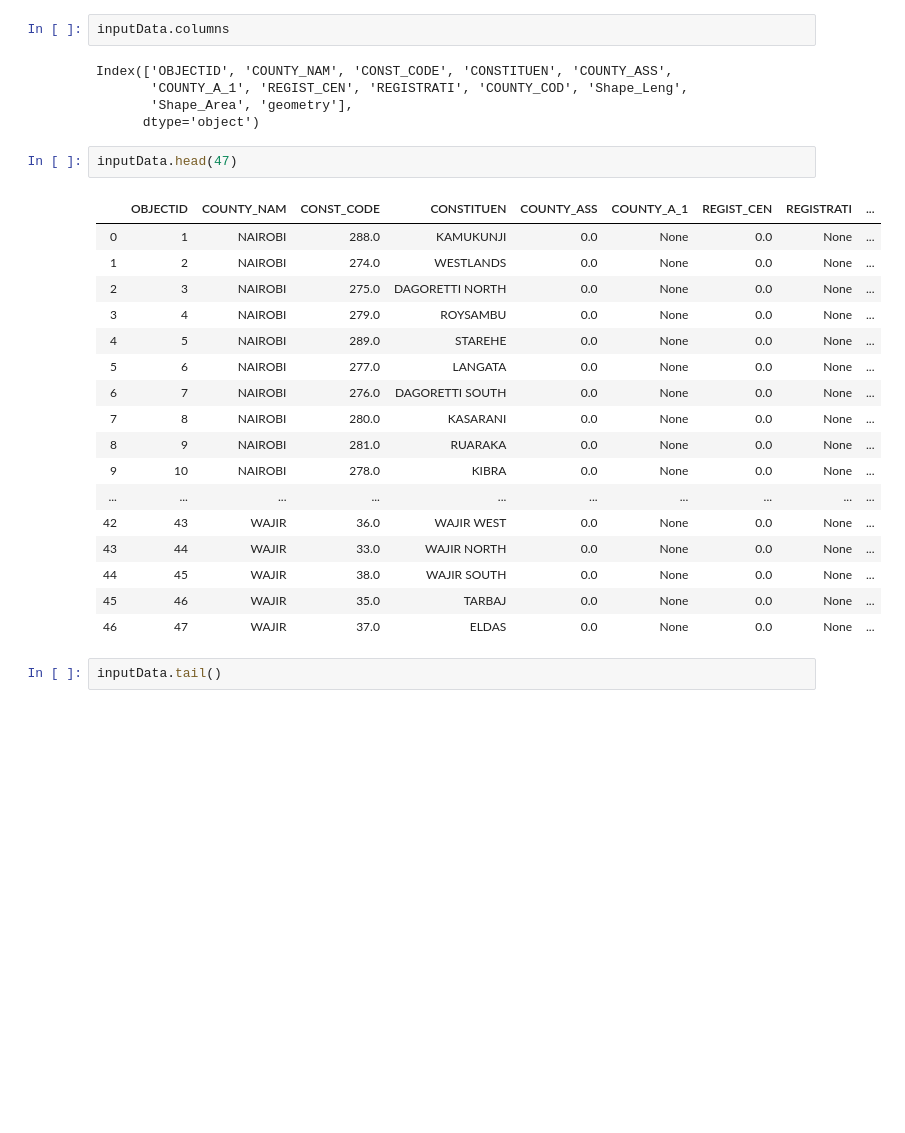
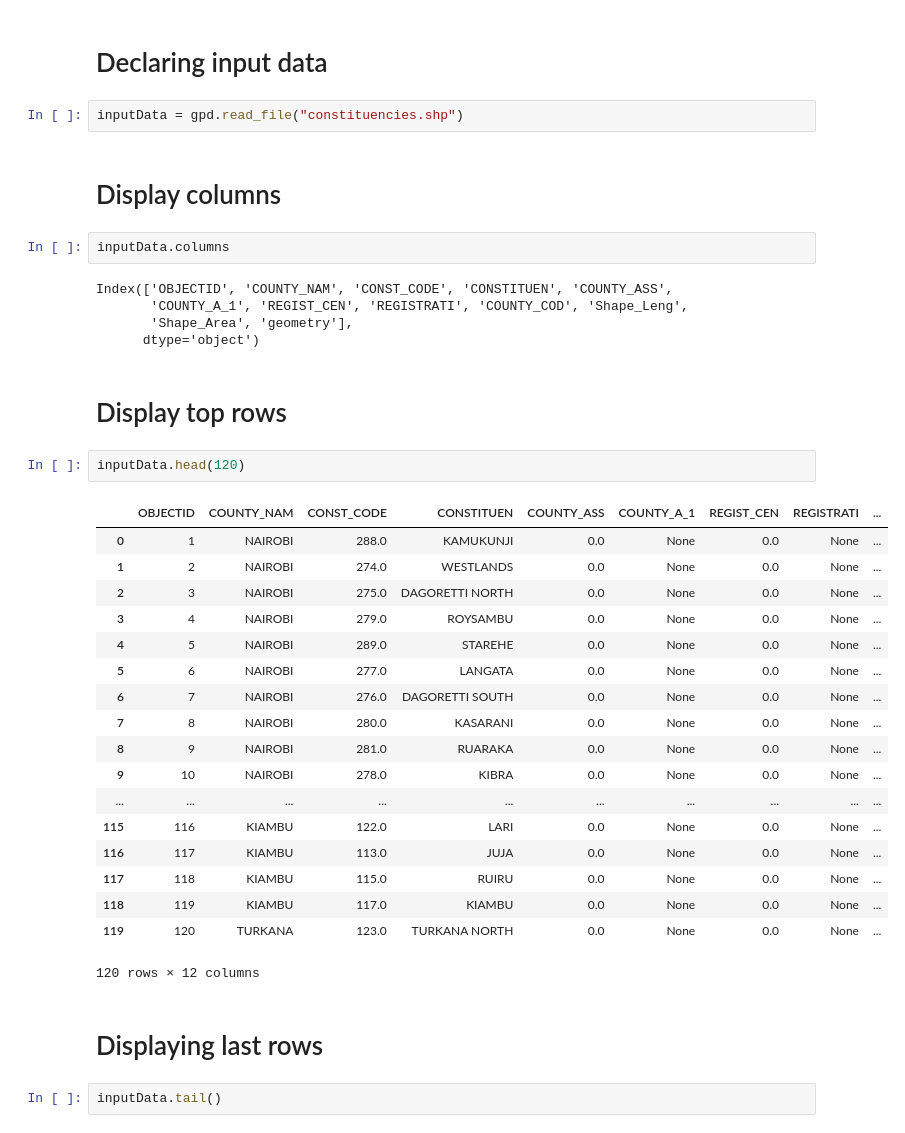
Before and after one commit to aaronkip/GIS-notebooks-repository, a Jupyter notebook: Importing Geo-Data.ipynb, the cells around one changed output. Drawn from its saved outputs; the diff is of its cells as text; blank space fills up the shorter version.

```diff
--- a/Importing Geo-Data.ipynb
+++ b/Importing Geo-Data.ipynb
@@ -6,3 +7,9 @@ inputData = gpd.read_file("constituencies.shp")
+# %% [markdown]
+# Declaring input data
+# %%
+inputData = gpd.read_file("constituencies.shp")
+# %% [markdown]
+# Display columns
 # %%
 inputData.columns
 # %% [output]
@@ -10,26 +17,31 @@ Index(['OBJECTID', 'COUNTY_NAM', 'CONST_CODE', 'CONSTITUEN', 'COUNTY_ASS',
        'COUNTY_A_1', 'REGIST_CEN', 'REGISTRATI', 'COUNTY_COD', 'Shape_Leng',
        'Shape_Area', 'geometry'],
       dtype='object')
+# %% [markdown]
+# Display top rows
 # %%
-inputData.head(47)
+inputData.head(120)
 # %% [output]
 |  | OBJECTID | COUNTY_NAM | CONST_CODE | CONSTITUEN | COUNTY_ASS | COUNTY_A_1 | REGIST_CEN | REGISTRATI | ... |
 | 0 | 1 | NAIROBI | 288.0 | KAMUKUNJI | 0.0 | None | 0.0 | None | ... |
 | 1 | 2 | NAIROBI | 274.0 | WESTLANDS | 0.0 | None | 0.0 | None | ... |
 | 2 | 3 | NAIROBI | 275.0 | DAGORETTI NORTH | 0.0 | None | 0.0 | None | ... |
 | 3 | 4 | NAIROBI | 279.0 | ROYSAMBU | 0.0 | None | 0.0 | None | ... |
 | 4 | 5 | NAIROBI | 289.0 | STAREHE | 0.0 | None | 0.0 | None | ... |
 | 5 | 6 | NAIROBI | 277.0 | LANGATA | 0.0 | None | 0.0 | None | ... |
 | 6 | 7 | NAIROBI | 276.0 | DAGORETTI SOUTH | 0.0 | None | 0.0 | None | ... |
 | 7 | 8 | NAIROBI | 280.0 | KASARANI | 0.0 | None | 0.0 | None | ... |
 | 8 | 9 | NAIROBI | 281.0 | RUARAKA | 0.0 | None | 0.0 | None | ... |
 | 9 | 10 | NAIROBI | 278.0 | KIBRA | 0.0 | None | 0.0 | None | ... |
 | ... | ... | ... | ... | ... | ... | ... | ... | ... | ... |
-| 42 | 43 | WAJIR | 36.0 | WAJIR WEST | 0.0 | None | 0.0 | None | ... |
-| 43 | 44 | WAJIR | 33.0 | WAJIR NORTH | 0.0 | None | 0.0 | None | ... |
-| 44 | 45 | WAJIR | 38.0 | WAJIR SOUTH | 0.0 | None | 0.0 | None | ... |
-| 45 | 46 | WAJIR | 35.0 | TARBAJ | 0.0 | None | 0.0 | None | ... |
-| 46 | 47 | WAJIR | 37.0 | ELDAS | 0.0 | None | 0.0 | None | ... |
+| 115 | 116 | KIAMBU | 122.0 | LARI | 0.0 | None | 0.0 | None | ... |
+| 116 | 117 | KIAMBU | 113.0 | JUJA | 0.0 | None | 0.0 | None | ... |
+| 117 | 118 | KIAMBU | 115.0 | RUIRU | 0.0 | None | 0.0 | None | ... |
+| 118 | 119 | KIAMBU | 117.0 | KIAMBU | 0.0 | None | 0.0 | None | ... |
+| 119 | 120 | TURKANA | 123.0 | TURKANA NORTH | 0.0 | None | 0.0 | None | ... |
+120 rows × 12 columns
+# %% [markdown]
+# Displaying last rows
 # %%
 inputData.tail()
 # %% [output]
```
Also changed, not shown: parts of 19 cells of this notebook, 9 other files.
